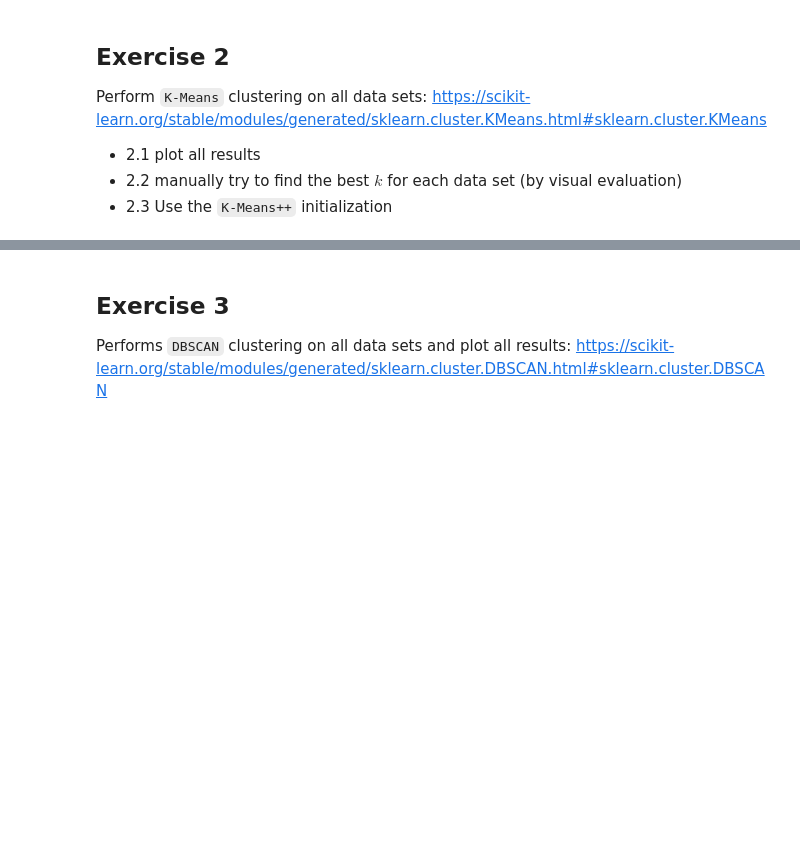
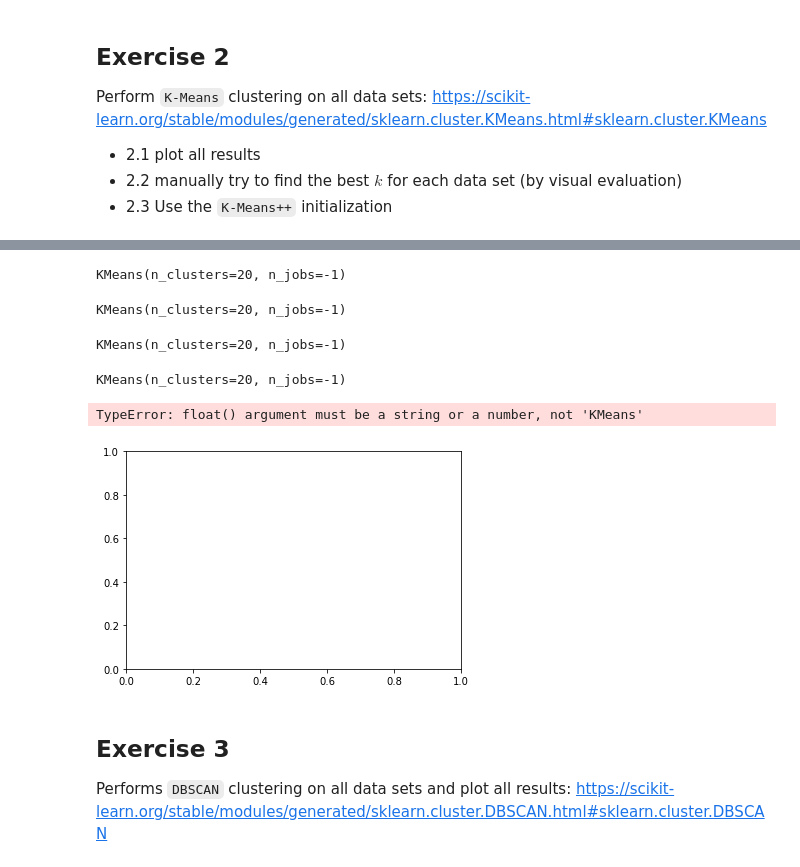
Before and after one commit to giessler10/DataScience21, a Jupyter notebook: Block_4/Assignments/Clustering_I.ipynb, the cells around one changed output, grey strips where cells are left out. Drawn from its saved outputs; the diff is of its cells as text; code cells hidden in the pictures; blank space fills up the shorter version.

````diff
--- a/Block_4/Assignments/Clustering_I.ipynb
+++ b/Block_4/Assignments/Clustering_I.ipynb
@@ -77,0 +67,8 @@
+# %%
+k=20
+AonKMeans=KMeans(n_clusters=k, n_jobs=-1)#parallelize to all cores
+BonKMeans=KMeans(n_clusters=k, n_jobs=-1)#parallelize to all cores
+ConKMeans=KMeans(n_clusters=k, n_jobs=-1)#parallelize to all cores
+DonKMeans=KMeans(n_clusters=k, n_jobs=-1)#parallelize to all cores
+EonKMeans=KMeans(n_clusters=k, n_jobs=-1)#parallelize to all cores
+FonKMeans=KMeans(n_clusters=k, n_jobs=-1)#parallelize to all cores
@@ -77,0 +85,20 @@
+# %%
+#train model
+ConKMeans.fit(C)
+# %% [output]
+KMeans(n_clusters=20, n_jobs=-1)
+# %%
+#train model
+DonKMeans.fit(D)
+# %% [output]
+KMeans(n_clusters=20, n_jobs=-1)
+# %%
+#train model
+EonKMeans.fit(E)
+# %% [output]
+KMeans(n_clusters=20, n_jobs=-1)
+# %%
+#train model
+FonKMeans.fit(F)
+# %% [output]
+KMeans(n_clusters=20, n_jobs=-1)
@@ -78,3 +109,8 @@
+# %%
+plt.plot(FonKMeans)
+# %% [output]
+TypeError: float() argument must be a string or a number, not 'KMeans'
+[figure, added]
 # %% [markdown]
 ## Exercise 3
 Performs ```DBSCAN``` clustering on all data sets and plot all results: https://scikit-learn.org/stable/modules/generated/sklearn.cluster.DBSCAN.html#sklearn.cluster.DBSCAN
````
Also changed, not shown: parts of 7 cells of this notebook, 1 other file.
